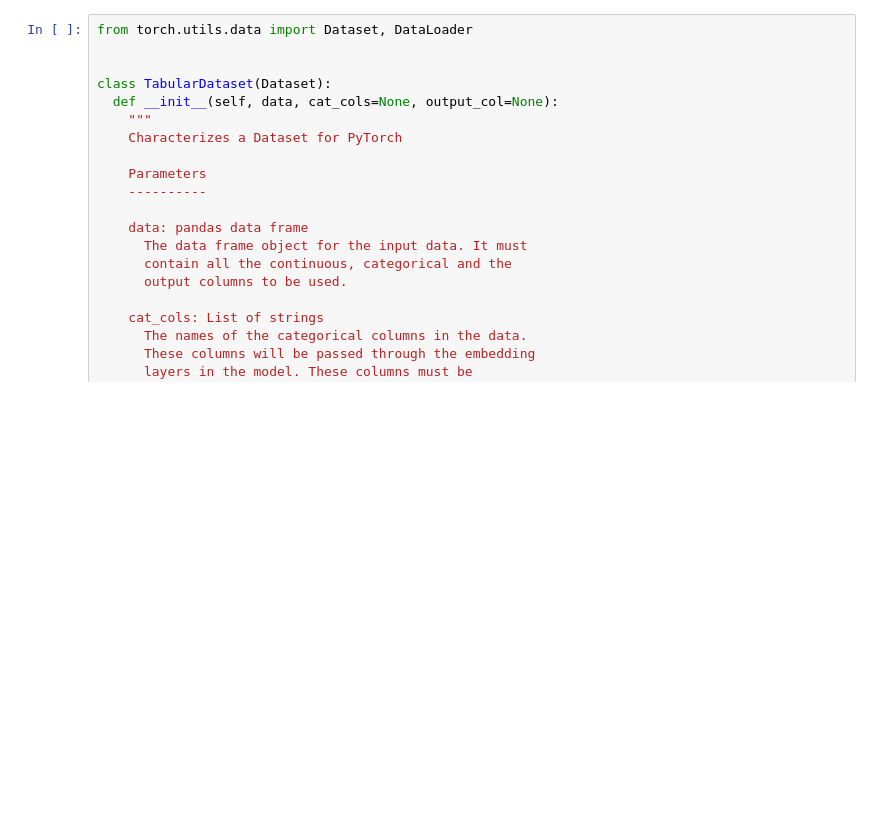
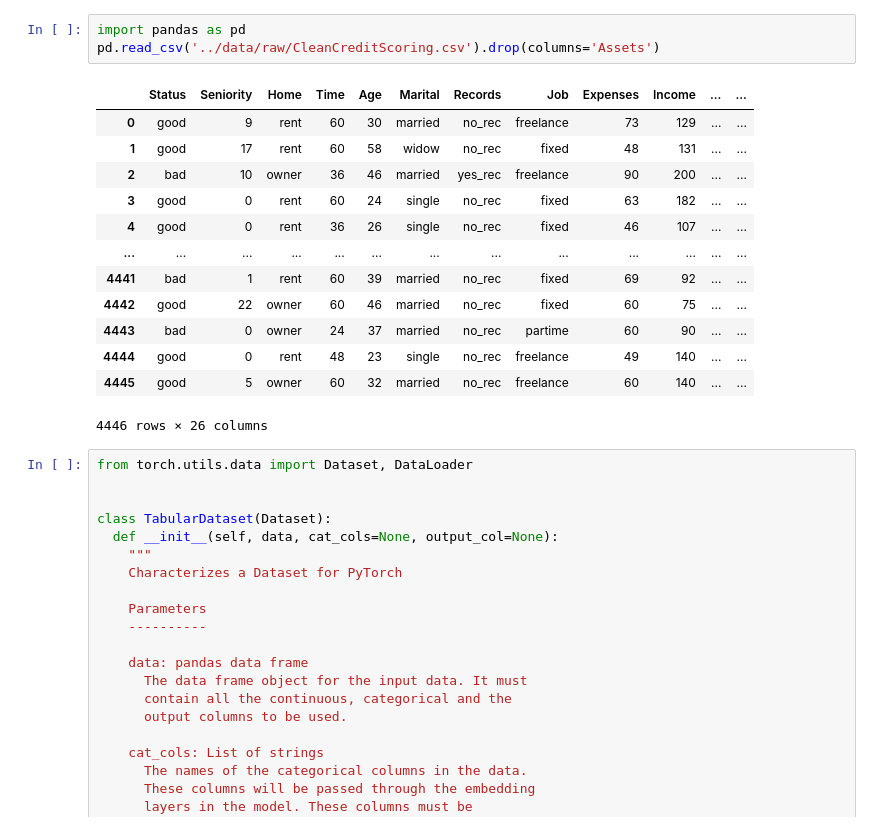
Before and after one commit to MathGuim/tcc, a Jupyter notebook: notebooks/tabular.ipynb, the cells around one changed output. Saved outputs shown, nothing was run; the diff lists cells and outputs as text; blank space fills up the shorter version.

```diff
--- a/notebooks/tabular.ipynb
+++ b/notebooks/tabular.ipynb
@@ -1,3 +1,20 @@
+# %%
+import pandas as pd
+pd.read_csv('../data/raw/CleanCreditScoring.csv').drop(columns='Assets')
+# %% [output]
+|  | Status | Seniority | Home | Time | Age | Marital | Records | Job | Expenses | Income | ... | ... |
+| 0 | good | 9 | rent | 60 | 30 | married | no_rec | freelance | 73 | 129 | ... | ... |
+| 1 | good | 17 | rent | 60 | 58 | widow | no_rec | fixed | 48 | 131 | ... | ... |
+| 2 | bad | 10 | owner | 36 | 46 | married | yes_rec | freelance | 90 | 200 | ... | ... |
+| 3 | good | 0 | rent | 60 | 24 | single | no_rec | fixed | 63 | 182 | ... | ... |
+| 4 | good | 0 | rent | 36 | 26 | single | no_rec | fixed | 46 | 107 | ... | ... |
+| ... | ... | ... | ... | ... | ... | ... | ... | ... | ... | ... | ... | ... |
+| 4441 | bad | 1 | rent | 60 | 39 | married | no_rec | fixed | 69 | 92 | ... | ... |
+| 4442 | good | 22 | owner | 60 | 46 | married | no_rec | fixed | 60 | 75 | ... | ... |
+| 4443 | bad | 0 | owner | 24 | 37 | married | no_rec | partime | 60 | 90 | ... | ... |
+| 4444 | good | 0 | rent | 48 | 23 | single | no_rec | freelance | 49 | 140 | ... | ... |
+| 4445 | good | 5 | owner | 60 | 32 | married | no_rec | freelance | 60 | 140 | ... | ... |
+4446 rows × 26 columns
 # %%
 from torch.utils.data import Dataset, DataLoader
 
```
Also changed, not shown: parts of 8 cells of this notebook, 2 other files.
